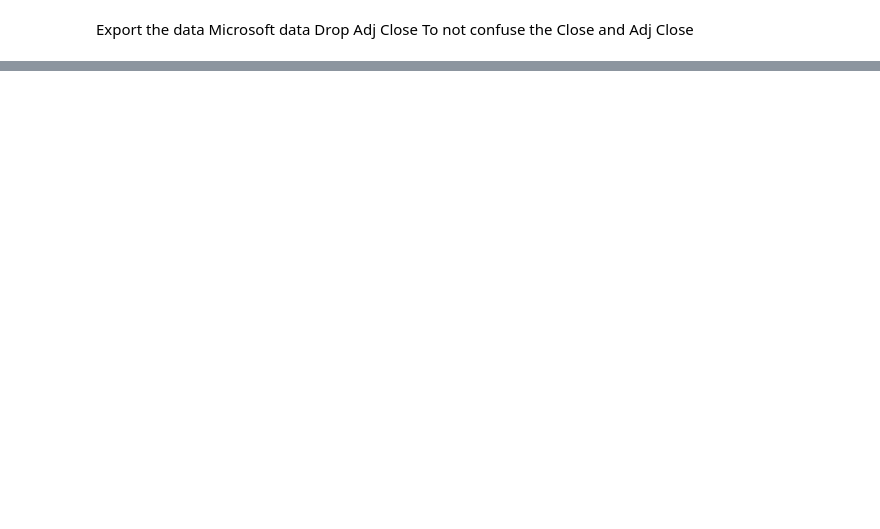
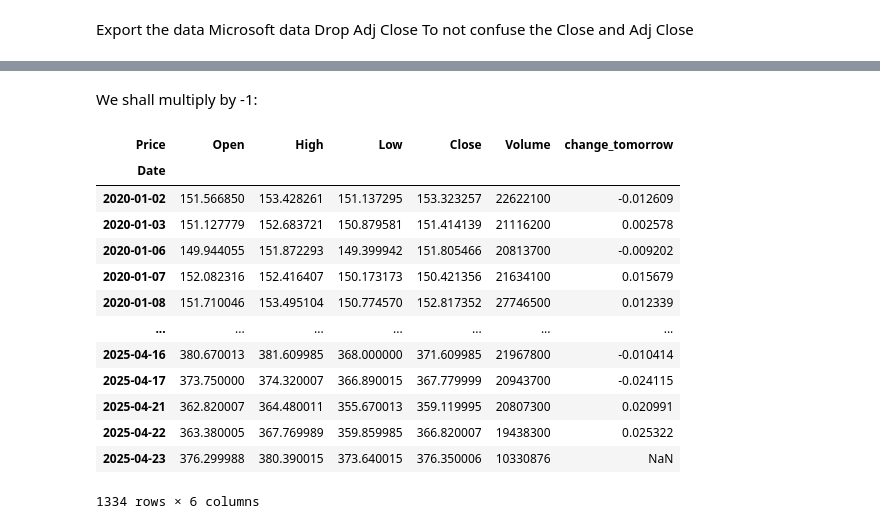
Before and after one commit to PACMAC89/ARDL, a Jupyter notebook: AlgoTrading_Notebook_2.ipynb, the cells around one changed output, grey strips where cells are left out. Cells and saved outputs as stored; diff of their text form; code cells hidden in the pictures; blank space fills up the shorter version.

```diff
--- a/AlgoTrading_Notebook_2.ipynb
+++ b/AlgoTrading_Notebook_2.ipynb
@@ -44,0 +16,33 @@ YF.download() has changed argument auto_adjust default to True
+# %%
+%pip install yfinance
+import yfinance as yf
+import pandas as pd
+
+# Daten laden
+ticker = 'MSFT'
+df = yf.download(ticker, group_by='ticker')
+
+# 🔍 Index analysieren
+print("Aktueller Index:")
+print(df.index)
+print("\nSpaltennamen:")
+print(df.columns)
+
+# 🔧 Index-Bereinigung
+if isinstance(df.columns, pd.MultiIndex):
+    print("\nMehrstufiger Spaltenindex erkannt. Droplevel wird ausgeführt...")
+    df.columns = df.columns.droplevel(0)  # z.B. 'MSFT' aus den Spalten entfernen
+
+if isinstance(df.index, pd.MultiIndex):
+    print("\nMultiIndex im Index erkannt. Index wird zurückgesetzt...")
+    df = df.reset_index()
+
+# Nur "Date" als Index setzen
+if 'Date' in df.columns:
+    df = df.set_index('Date')
+
+# 🔁 Final überprüfen
+print("\nNach Bereinigung:")
+print(df.index)
+print("\nSpaltennamen:")
+print(df.columns)
@@ -48,8 +107,6 @@ https://plotly.com/python/candlestick-charts/
 # %%
 %pip install plotly
 import plotly.graph_objects as go
-
-df = df_MSFT
 
 go.Figure(data=[go.Candlestick(
     x=df.index,
@@ -69,0 +131,3 @@ To not confuse the Close and Adj Close
+# %%
+df = df.loc['2020-01-01':].copy()
+df
@@ -69,0 +153,3 @@ To not confuse the Close and Adj Close
+# %%
+df['change_tomorrow'] = df['Close'].pct_change(-1)
+df.change_tomorrow
@@ -69,0 +192,20 @@ To not confuse the Close and Adj Close
+# %% [markdown]
+We shall multiply by -1:
+# %%
+df.change_tomorrow = df.change_tomorrow * -1
+df
+# %% [output]
+| Price | Open | High | Low | Close | Volume | change_tomorrow |
+| Date |  |  |  |  |  |  |
+| 2020-01-02 | 151.566850 | 153.428261 | 151.137295 | 153.323257 | 22622100 | -0.012609 |
+| 2020-01-03 | 151.127779 | 152.683721 | 150.879581 | 151.414139 | 21116200 | 0.002578 |
+| 2020-01-06 | 149.944055 | 151.872293 | 149.399942 | 151.805466 | 20813700 | -0.009202 |
+| 2020-01-07 | 152.082316 | 152.416407 | 150.173173 | 150.421356 | 21634100 | 0.015679 |
+| 2020-01-08 | 151.710046 | 153.495104 | 150.774570 | 152.817352 | 27746500 | 0.012339 |
+| ... | ... | ... | ... | ... | ... | ... |
+| 2025-04-16 | 380.670013 | 381.609985 | 368.000000 | 371.609985 | 21967800 | -0.010414 |
+| 2025-04-17 | 373.750000 | 374.320007 | 366.890015 | 367.779999 | 20943700 | -0.024115 |
+| 2025-04-21 | 362.820007 | 364.480011 | 355.670013 | 359.119995 | 20807300 | 0.020991 |
+| 2025-04-22 | 363.380005 | 367.769989 | 359.859985 | 366.820007 | 19438300 | 0.025322 |
+| 2025-04-23 | 376.299988 | 380.390015 | 373.640015 | 376.350006 | 10330876 | NaN |
+1334 rows × 6 columns
```
Also changed, not shown: parts of 29 cells of this notebook.
